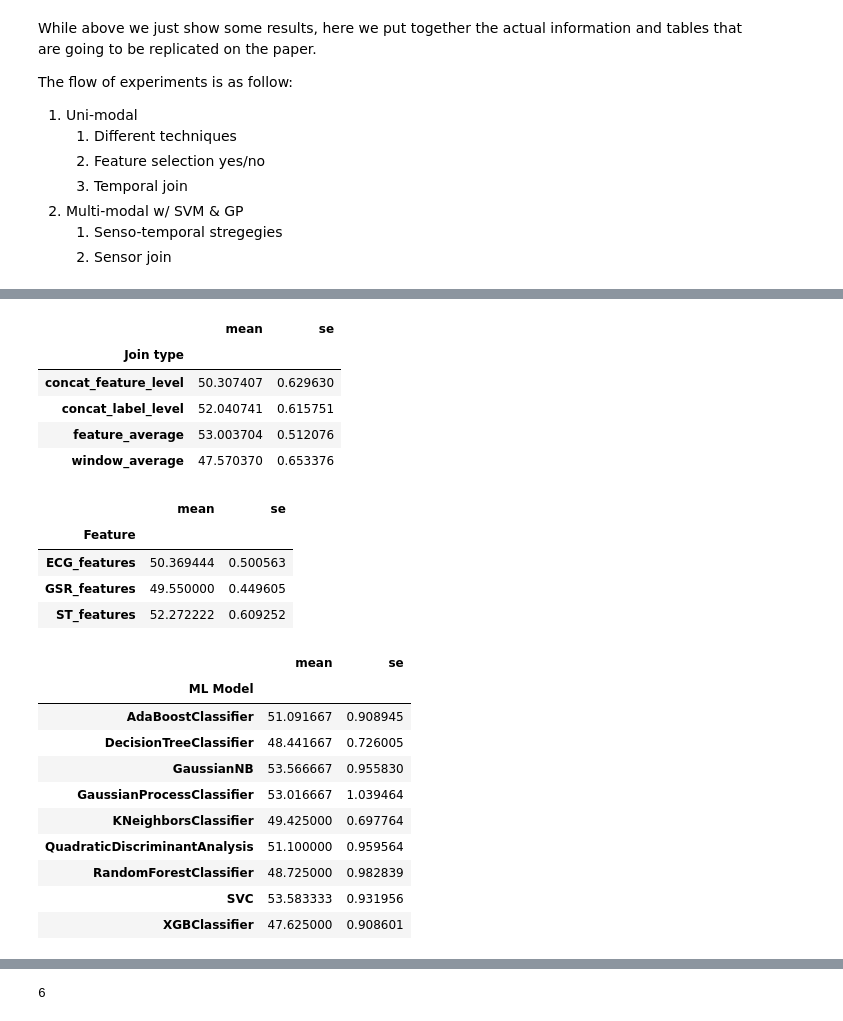
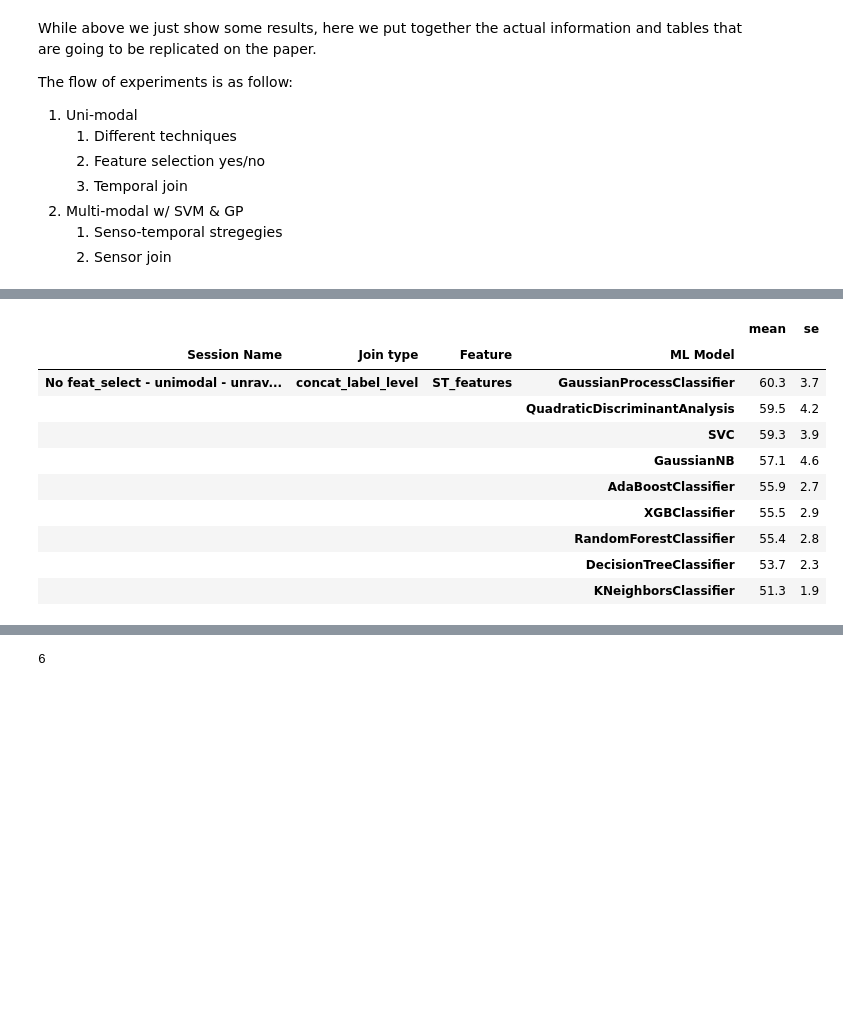
Before and after one commit to LeonardoAlchieri/MUSE, a Jupyter notebook: notebooks/results-analysis.ipynb, the cells around one changed output, grey strips where cells are left out. Drawn from its saved outputs; the diff is of its cells as text; code cells hidden in the pictures; blank space fills up the shorter version.

```diff
--- a/notebooks/results-analysis.ipynb
+++ b/notebooks/results-analysis.ipynb
@@ -293,6 +293,22 @@ Loading session rootsession35
 | Yes feat_select - unimodal - unra... | concat_label_level | GSR_features | GaussianProcessClassifier | 38.7 | 3.0 |
 | No feat_select - unimodal - other... | window_average | ECG_features | RandomForestClassifier | 37.9 | 3.6 |
 |  |  |  | XGBClassifier | 36.5 | 3.4 |
+# %%
+final_df.loc[
+    IndexSlice["No feat_select - unimodal - unravelled", :, "ST_features", :], :
+].sort_values(by=["mean"], ascending=False)
+# %% [output]
+|  |  |  |  | mean | se |
+| Session Name | Join type | Feature | ML Model |  |  |
+| No feat_select - unimodal - unrav... | concat_label_level | ST_features | GaussianProcessClassifier | 60.3 | 3.7 |
+|  |  |  | QuadraticDiscriminantAnalysis | 59.5 | 4.2 |
+|  |  |  | SVC | 59.3 | 3.9 |
+|  |  |  | GaussianNB | 57.1 | 4.6 |
+|  |  |  | AdaBoostClassifier | 55.9 | 2.7 |
+|  |  |  | XGBClassifier | 55.5 | 2.9 |
+|  |  |  | RandomForestClassifier | 55.4 | 2.8 |
+|  |  |  | DecisionTreeClassifier | 53.7 | 2.3 |
+|  |  |  | KNeighborsClassifier | 51.3 | 1.9 |
 # %%
 from numpy import sum, sqrt
 from pandas import IndexSlice, Series
@@ -302,9 +318,9 @@ def custom_mean(x: DataFrame):
     return Series([x["mean"].mean(), sqrt(sum(x["se"] ** 2)) / (len(x))], index=["mean", "se"]).T
 
 
-# final_df_2 = final_df[final_df['mean'] > 50]
-final_df_2 = final_df
-display(final_df_2.loc[
+final_df_2 = final_df[final_df['mean'] > 50]
+# final_df_2 = final_df
+join_type_df = (final_df_2.loc[
     IndexSlice[
         [
             "No feat_select - unimodal - unravelled",
@@ -317,7 +333,7 @@ display(final_df_2.loc[
     :,
 ].groupby(axis=0, level=1).apply(custom_mean)
 )
-display(final_df_2.loc[
+sensor_df = (final_df_2.loc[
     IndexSlice[
         [
             "No feat_select - unimodal - unravelled",
@@ -330,7 +346,7 @@ display(final_df_2.loc[
     :,
 ].groupby(axis=0, level=2).apply(custom_mean)
 )
-display(final_df_2.loc[
+models_df = (final_df_2.loc[
     IndexSlice[
         [
             "No feat_select - unimodal - unravelled",
@@ -343,26 +359,3 @@ display(final_df_2.loc[
     :,
 ].groupby(axis=0, level=3).apply(custom_mean)
 )
-# %% [output]
-|  | mean | se |
-| Join type |  |  |
-| concat_feature_level | 50.307407 | 0.629630 |
-| concat_label_level | 52.040741 | 0.615751 |
-| feature_average | 53.003704 | 0.512076 |
-| window_average | 47.570370 | 0.653376 |
-|  | mean | se |
-| Feature |  |  |
-| ECG_features | 50.369444 | 0.500563 |
-| GSR_features | 49.550000 | 0.449605 |
-| ST_features | 52.272222 | 0.609252 |
-|  | mean | se |
-| ML Model |  |  |
-| AdaBoostClassifier | 51.091667 | 0.908945 |
-| DecisionTreeClassifier | 48.441667 | 0.726005 |
-| GaussianNB | 53.566667 | 0.955830 |
-| GaussianProcessClassifier | 53.016667 | 1.039464 |
-| KNeighborsClassifier | 49.425000 | 0.697764 |
-| QuadraticDiscriminantAnalysis | 51.100000 | 0.959564 |
-| RandomForestClassifier | 48.725000 | 0.982839 |
-| SVC | 53.583333 | 0.931956 |
-| XGBClassifier | 47.625000 | 0.908601 |
```
Also changed, not shown: parts of 3 cells of this notebook.
